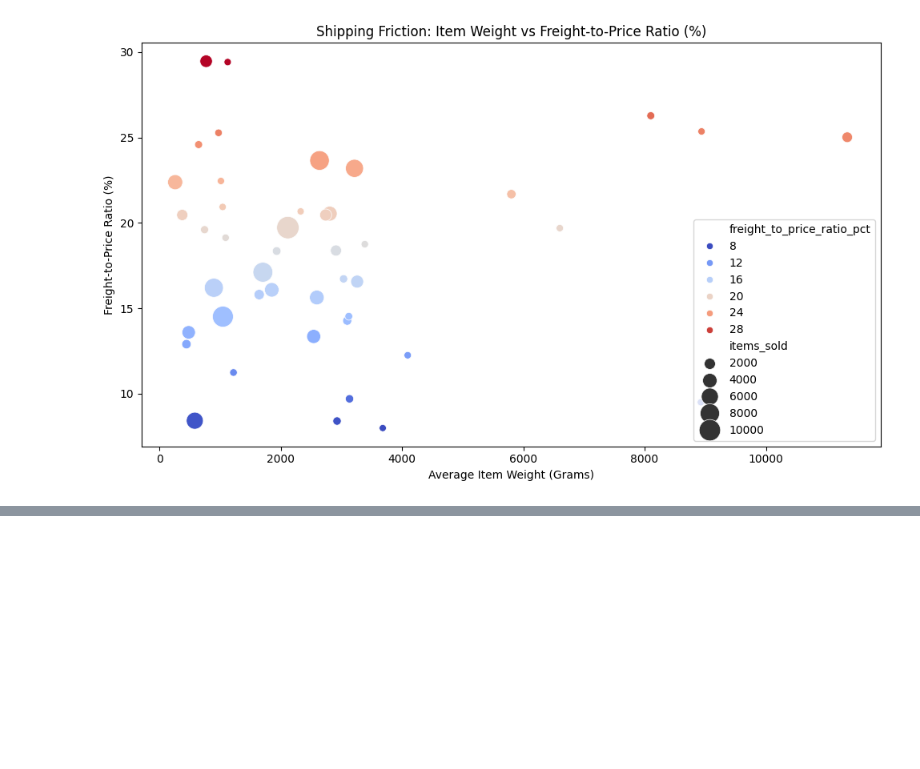
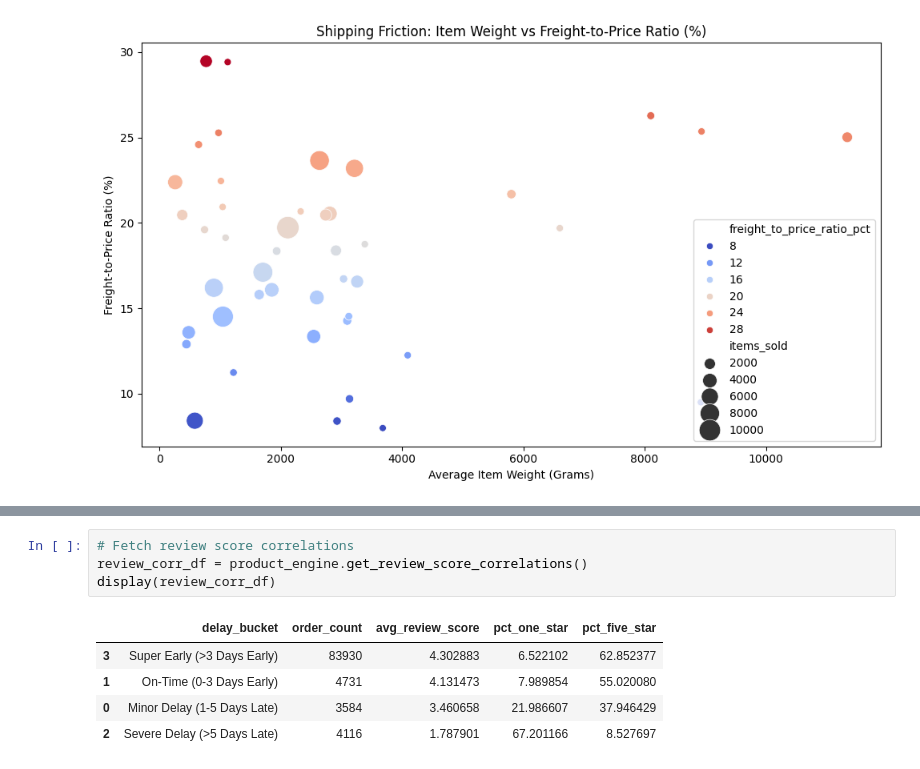
Before and after one commit to NazmullSyntax/ecommerce-product-customer-analytics, a Jupyter notebook: notebooks/06_product_analytics.ipynb, the cells around one changed output, grey strips where cells are left out. Saved outputs shown, nothing was run; the diff lists cells and outputs as text; blank space fills up the shorter version.

```diff
--- a/notebooks/06_product_analytics.ipynb
+++ b/notebooks/06_product_analytics.ipynb
@@ -97,0 +133,10 @@ plt.show()
+# %%
+# Fetch review score correlations
+review_corr_df = product_engine.get_review_score_correlations()
+display(review_corr_df)
+# %% [output]
+|  | delay_bucket | order_count | avg_review_score | pct_one_star | pct_five_star |
+| 3 | Super Early (>3 Days Early) | 83930 | 4.302883 | 6.522102 | 62.852377 |
+| 1 | On-Time (0-3 Days Early) | 4731 | 4.131473 | 7.989854 | 55.020080 |
+| 0 | Minor Delay (1-5 Days Late) | 3584 | 3.460658 | 21.986607 | 37.946429 |
+| 2 | Severe Delay (>5 Days Late) | 4116 | 1.787901 | 67.201166 | 8.527697 |
```
Also changed, not shown: parts of 1 cell of this notebook.
